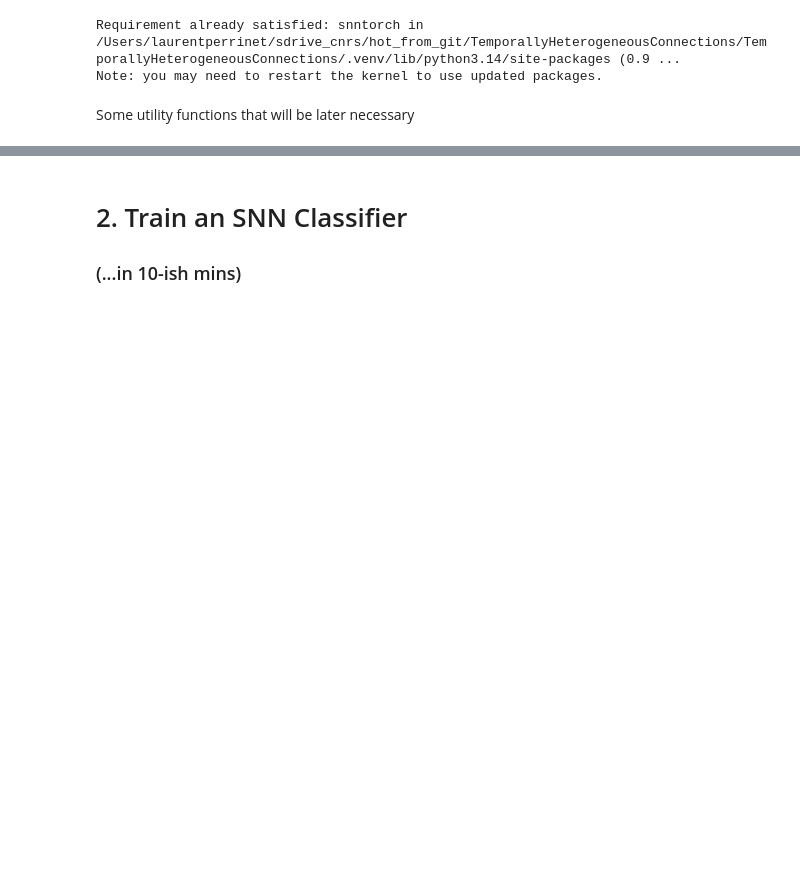
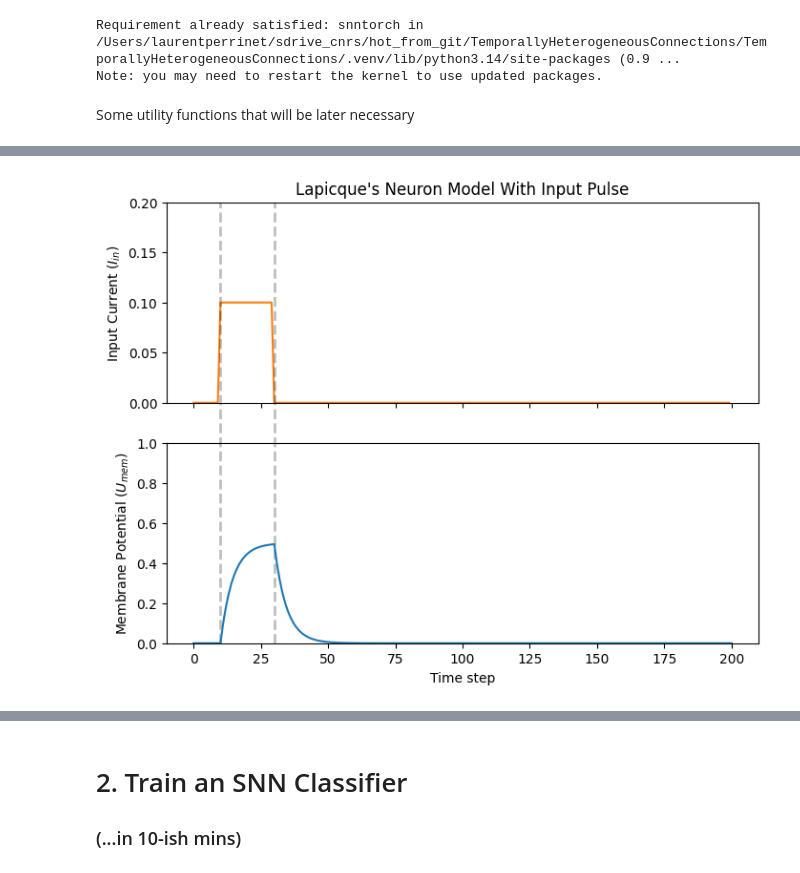
Before and after one commit to CONECT-INT/2026-03_PhDProgram-course-in-computational-neuroscience, a Jupyter notebook: 2026-03_PhDProgram-SNNTorch-tutorial.ipynb, the cells around one changed output, grey strips where cells are left out. Cells and saved outputs as stored; diff of their text form; code cells hidden in the pictures; blank space fills up the shorter version.

```diff
--- a/2026-03_PhDProgram-SNNTorch-tutorial.ipynb
+++ b/2026-03_PhDProgram-SNNTorch-tutorial.ipynb
@@ -132,0 +476,17 @@ plot_cur_mem_spk(x, mem_rec, spk_rec, thr_line=1, ylim_max1=1.0,
+# %%
+# Initialize current pulse, membrane and outputs
+cur_in1 = torch.cat((torch.zeros(10, 1), torch.ones(20, 1)*(0.1), torch.zeros(170, 1)), 0)  # input turns on at t=10, off at t=30
+mem = torch.zeros(1)
+spk_out = torch.zeros(1)
+mem_rec1 = [mem]
+# %%
+# neuron simulation
+for step in range(num_steps):
+  spk_out, mem = lif1(cur_in1[step], mem)
+  mem_rec1.append(mem)
+mem_rec1 = torch.stack(mem_rec1)
+
+plot_current_pulse_response(cur_in1, mem_rec1, "Lapicque's Neuron Model With Input Pulse",
+                            vline1=10, vline2=30)
+# %% [output]
+[figure, added]
```
Also changed, not shown: parts of 83 cells of this notebook.
